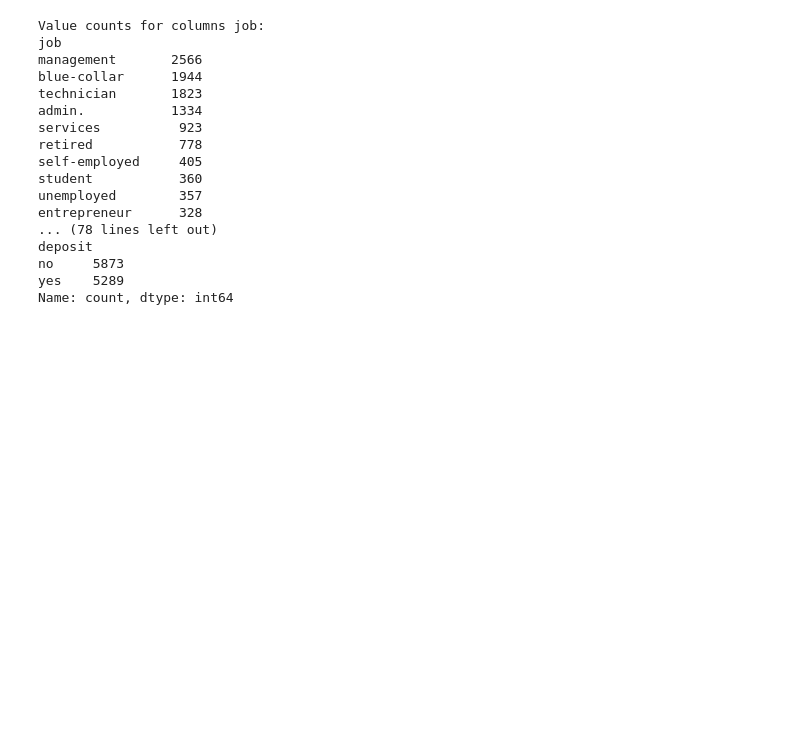
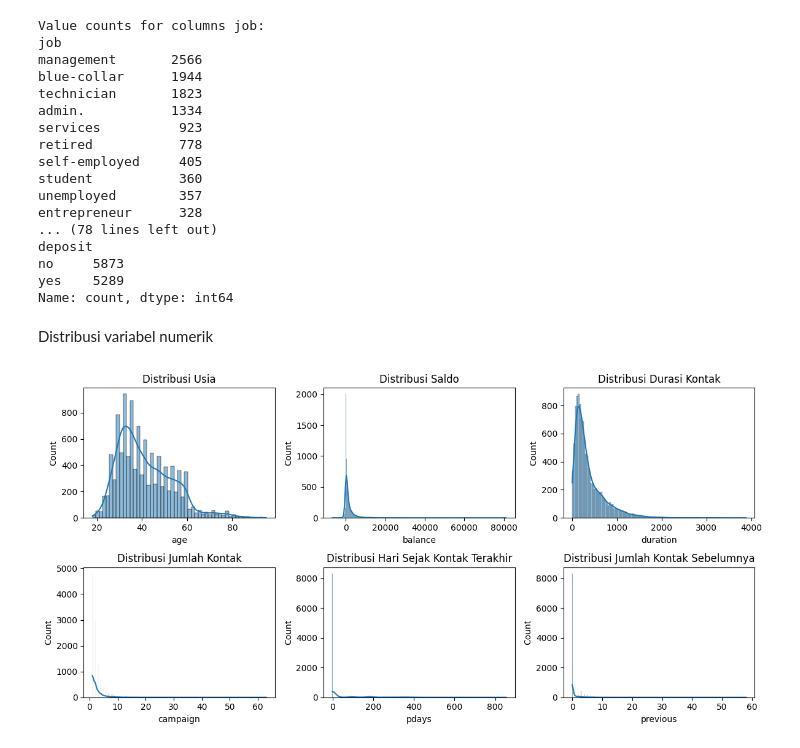
Before and after one commit to LatiefDataVisionary/data-management-and-data-infrastructure-college-task, a Jupyter notebook: Bank_Marketing_Campaign_.ipynb, the cells around one changed output. Drawn from its saved outputs; the diff is of its cells as text; code cells hidden in the pictures; blank space fills up the shorter version.

```diff
--- a/Bank_Marketing_Campaign_.ipynb
+++ b/Bank_Marketing_Campaign_.ipynb
@@ -87,3 +125,29 @@ deposit
 no     5873
 yes    5289
 Name: count, dtype: int64
+# %% [markdown]
+Distribusi variabel numerik
+# %%
+plt.figure(figsize=(12, 6))
+plt.subplot(2, 3, 1)
+sns.histplot(data['age'], kde=True)
+plt.title('Distribusi Usia')
+plt.subplot(2, 3, 2)
+sns.histplot(data['balance'], kde=True)
+plt.title('Distribusi Saldo')
+plt.subplot(2, 3, 3)
+sns.histplot(data['duration'], kde=True)
+plt.title('Distribusi Durasi Kontak')
+plt.subplot(2, 3, 4)
+sns.histplot(data['campaign'], kde=True)
+plt.title('Distribusi Jumlah Kontak')
+plt.subplot(2, 3, 5)
+sns.histplot(data['pdays'], kde=True)
+plt.title('Distribusi Hari Sejak Kontak Terakhir')
+plt.subplot(2, 3, 6)
+sns.histplot(data['previous'], kde=True)
+plt.title('Distribusi Jumlah Kontak Sebelumnya')
+plt.tight_layout()
+plt.show()
+# %% [output]
+[figure, added]
```
Also changed, not shown: parts of 12 cells of this notebook.
